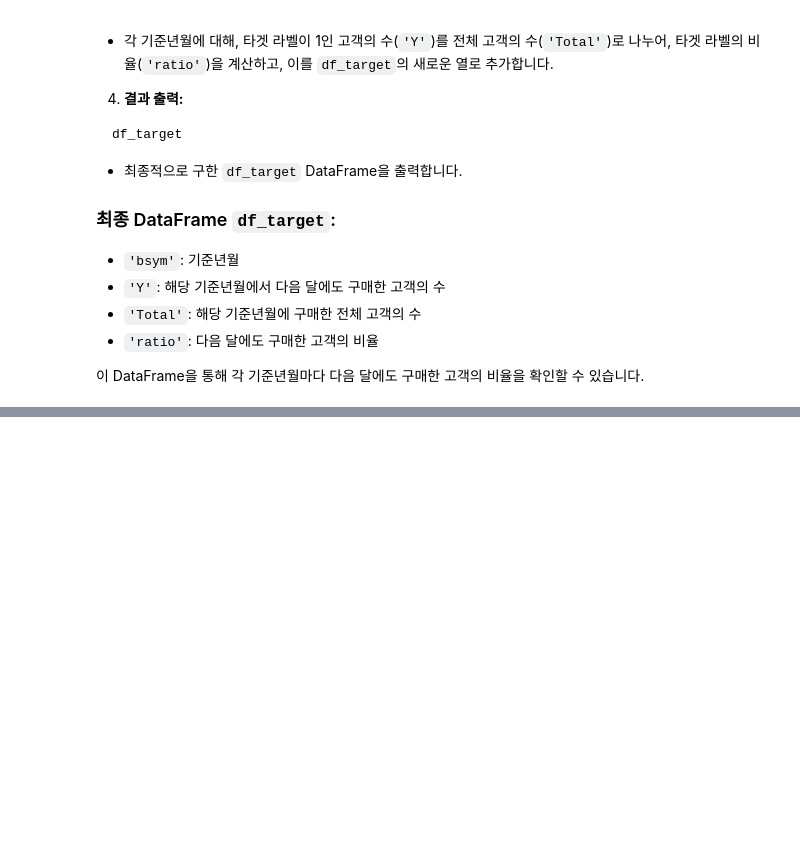
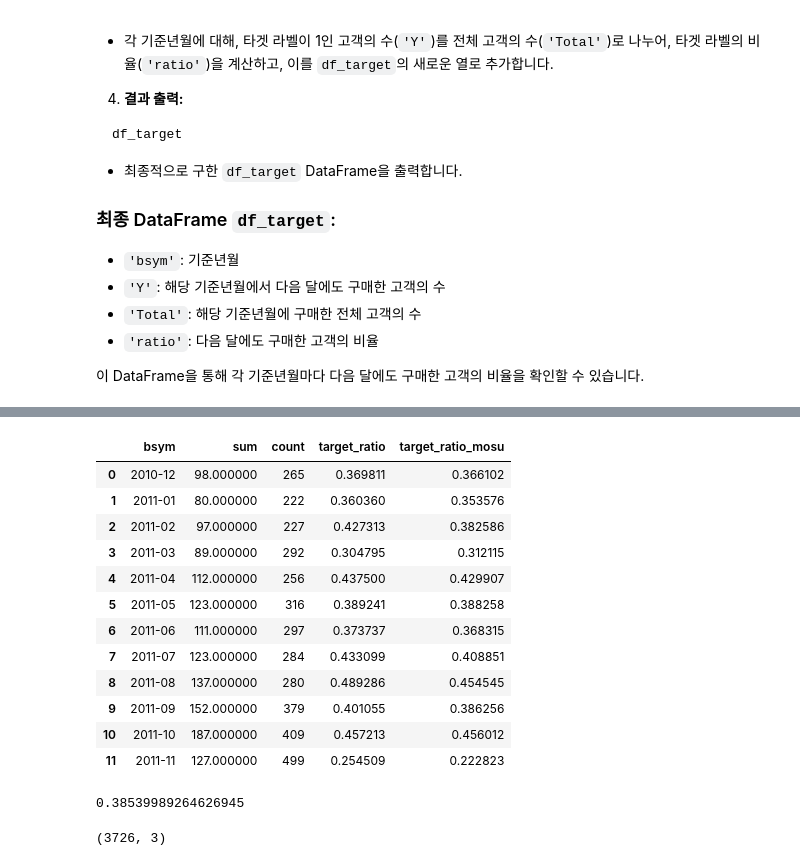
Before and after one commit to jx-dohwan/Study_ML_basics, a Jupyter notebook: Data_analysis_process/데이터_분석_프로세스_(step_by_step).ipynb, the cells around one changed output, grey strips where cells are left out. Saved outputs shown, nothing was run; the diff lists cells and outputs as text; code cells hidden in the pictures; blank space fills up the shorter version.

```diff
--- a/Data_analysis_process/데이터_분석_프로세스_(step_by_step).ipynb
+++ b/Data_analysis_process/데이터_분석_프로세스_(step_by_step).ipynb
@@ -604,0 +885,18 @@ df_target
+# %%
+rnd_sate = 1234
+
+df_all_00 = df_all[df_all['bsym'] == '2010-12'].sample(n=265, random_state = rnd_sate)
+df_all_01 = df_all[df_all['bsym'] == '2011-01'].sample(n=222, random_state = rnd_sate)
+df_all_02 = df_all[df_all['bsym'] == '2011-02'].sample(n=227, random_state = rnd_sate)
+df_all_03 = df_all[df_all['bsym'] == '2011-03'].sample(n=292, random_state = rnd_sate)
+df_all_04 = df_all[df_all['bsym'] == '2011-04'].sample(n=256, random_state = rnd_sate)
+df_all_05 = df_all[df_all['bsym'] == '2011-05'].sample(n=316, random_state = rnd_sate)
+df_all_06 = df_all[df_all['bsym'] == '2011-06'].sample(n=297, random_state = rnd_sate)
+df_all_07 = df_all[df_all['bsym'] == '2011-07'].sample(n=284, random_state = rnd_sate)
+df_all_08 = df_all[df_all['bsym'] == '2011-08'].sample(n=280, random_state = rnd_sate)
+df_all_09 = df_all[df_all['bsym'] == '2011-09'].sample(n=379, random_state = rnd_sate)
+df_all_10 = df_all[df_all['bsym'] == '2011-10'].sample(n=409, random_state = rnd_sate)
+df_all_11 = df_all[df_all['bsym'] == '2011-11'].sample(n=499, random_state = rnd_sate)
+
+df_all_sample = pd.concat([df_all_00, df_all_01, df_all_02, df_all_03, df_all_04, df_all_05, df_all_06, df_all_07, df_all_08, df_all_09, df_all_10, df_all_11], axis=0)
+df_all_sample
@@ -604,0 +917,30 @@ df_target
+# %%
+# 층화추출이 정상적으로 되었는지, 모수의 target ratio와 비교
+df_all_sample_temp = df_all_sample.groupby(['bsym'])['target'].agg(['sum', 'count']).reset_index()
+df_all_sample_temp['target_ratio'] = df_all_sample_temp['sum'] / df_all_sample_temp['count']
+df_all_sample_temp['target_ratio_mosu'] = df_target['target_ratio']
+
+df_all_sample_temp.style.bar(subset=['target_ratio','target_ratio_mosu'], align='zero', vmin=0, vmax=0.8)
+# %% [output]
+|  | bsym | sum | count | target_ratio | target_ratio_mosu |
+| 0 | 2010-12 | 98.000000 | 265 | 0.369811 | 0.366102 |
+| 1 | 2011-01 | 80.000000 | 222 | 0.360360 | 0.353576 |
+| 2 | 2011-02 | 97.000000 | 227 | 0.427313 | 0.382586 |
+| 3 | 2011-03 | 89.000000 | 292 | 0.304795 | 0.312115 |
+| 4 | 2011-04 | 112.000000 | 256 | 0.437500 | 0.429907 |
+| 5 | 2011-05 | 123.000000 | 316 | 0.389241 | 0.388258 |
+| 6 | 2011-06 | 111.000000 | 297 | 0.373737 | 0.368315 |
+| 7 | 2011-07 | 123.000000 | 284 | 0.433099 | 0.408851 |
+| 8 | 2011-08 | 137.000000 | 280 | 0.489286 | 0.454545 |
+| 9 | 2011-09 | 152.000000 | 379 | 0.401055 | 0.386256 |
+| 10 | 2011-10 | 187.000000 | 409 | 0.457213 | 0.456012 |
+| 11 | 2011-11 | 127.000000 | 499 | 0.254509 | 0.222823 |
+# %%
+# sample 전체 Target ratio(mosu 37%)
+df_all_sample_temp['sum'].sum() / df_all_sample_temp['count'].sum()
+# %% [output]
+0.38539989264626945
+# %%
+df_all_sample.shape
+# %% [output]
+(3726, 3)
```
Also changed, not shown: parts of 28 cells of this notebook.
